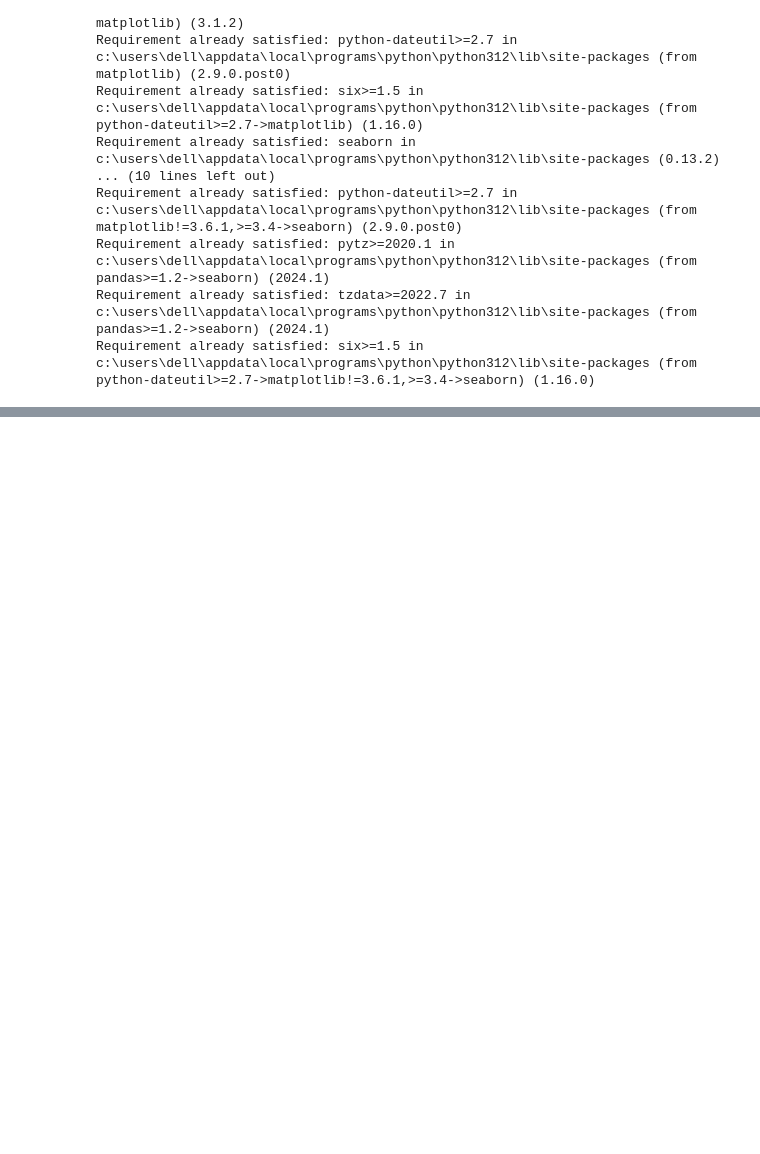
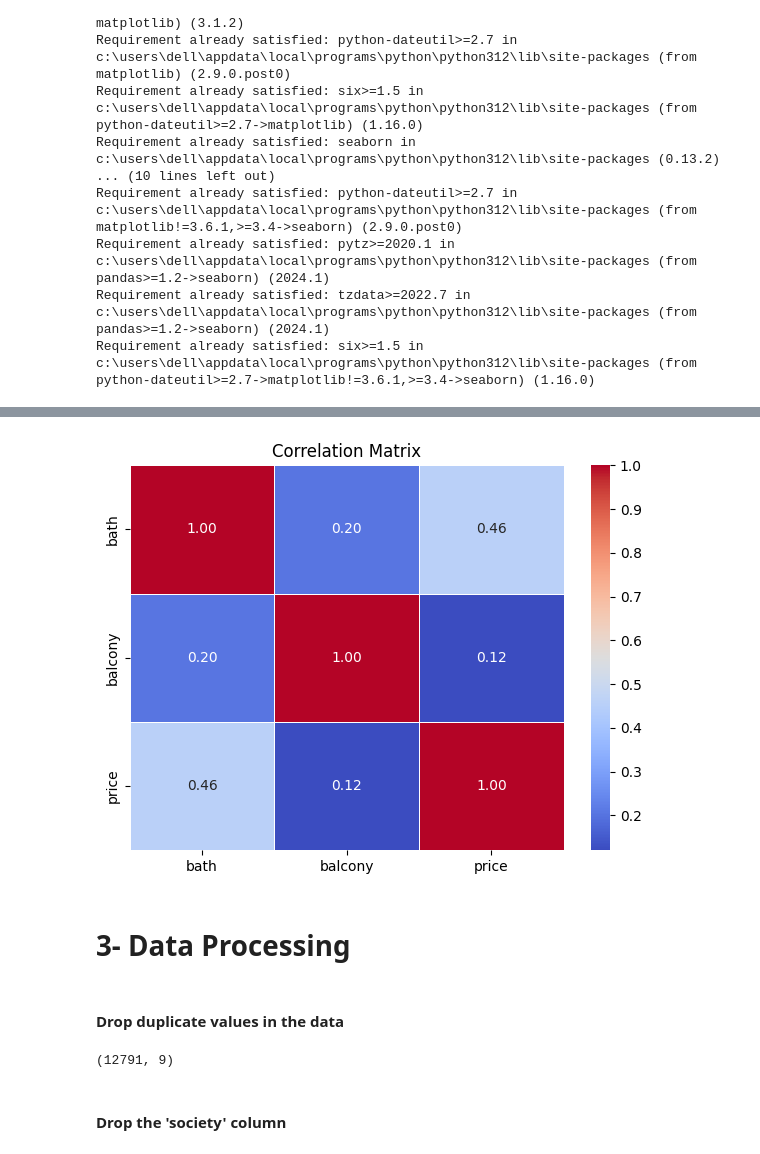
Before and after one commit to khawlabel/projet_Ml, a Jupyter notebook: projet_Ml.ipynb, the cells around one changed output, grey strips where cells are left out. Drawn from its saved outputs; the diff is of its cells as text; code cells hidden in the pictures; blank space fills up the shorter version.

```diff
--- a/projet_Ml.ipynb
+++ b/projet_Ml.ipynb
@@ -58,0 +156,15 @@ OSError: [Errno 22] Invalid argument: '\u202aC:\\Users\\DELL\\Desktop\\projet_Ml
+# %%
+numeric_df = data.select_dtypes(include=[np.number])
+
+correlation_matrix = numeric_df.corr()
+# Create a heatmap
+plt.figure(figsize=(7, 5))
+sns.heatmap(correlation_matrix, annot=True, cmap='coolwarm', fmt=".2f", linewidths=.5)
+plt.title('Correlation Matrix')
+plt.show()
+# %% [output]
+[figure, added]
+# %% [markdown]
+# 3- Data Processing
+# %% [markdown]
+#### Drop duplicate values in the data
@@ -58,0 +174,8 @@ OSError: [Errno 22] Invalid argument: '\u202aC:\\Users\\DELL\\Desktop\\projet_Ml
+# %%
+data.shape
+# %% [output]
+(12791, 9)
+# %% [markdown]
+
+
+#### Drop the 'society' column
```
Also changed, not shown: parts of 30 cells of this notebook.
